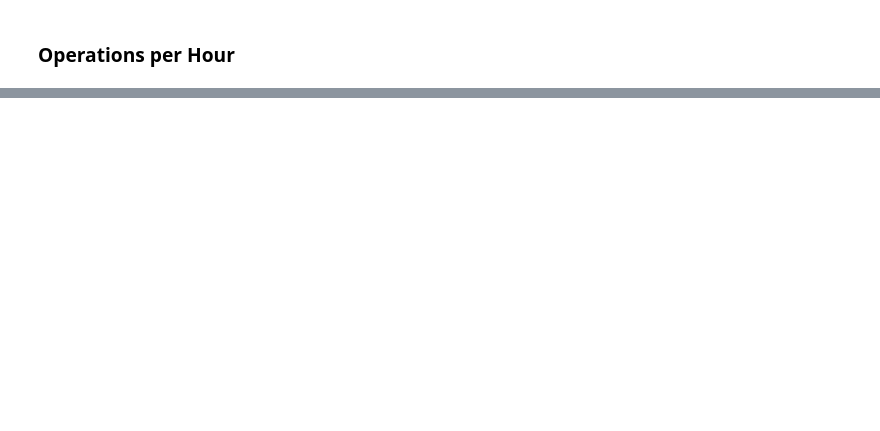
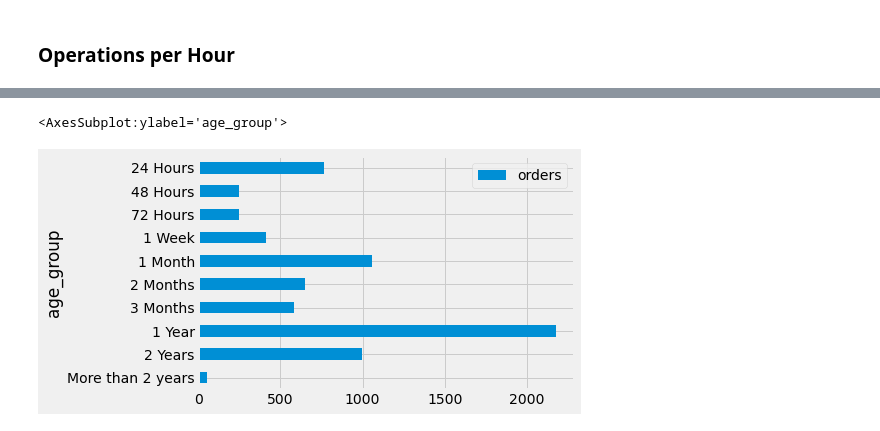
Before and after one commit to wdsrx/data_exploration, a Jupyter notebook: Operations.ipynb, the cells around one changed output, grey strips where cells are left out. Drawn from its saved outputs; the diff is of its cells as text; code cells hidden in the pictures; blank space fills up the shorter version.

```diff
--- a/Operations.ipynb
+++ b/Operations.ipynb
@@ -362,0 +579,4 @@ plt.show()
+# %%
+df_02['age_order_days'] = df_02['age_order'].dt.components['days']
+df_02['age_order_hours'] = df_02['age_order'].dt.components['hours']
+df_02
@@ -362,0 +597,9 @@ plt.show()
+# %%
+bins =[-1,1,2,3,7,30,60, 90,365, 730,10000]
+bin_names = ['24 Hours', '48 Hours', '72 Hours', '1 Week', '1 Month', '2 Months', '3 Months', '1 Year', '2 Years', 'More than 2 years']
+
+df_02['age_group'] = pd.cut(df_02['age_order_days'], bins, labels=bin_names)
+# %%
+df_02_grouped = df_02.groupby(['age_group'])[['project']].count()
+# %%
+df_02_grouped = df_02_grouped.rename(columns={'project': 'orders'})
@@ -362,0 +640,6 @@ plt.show()
+# %%
+df_02_grouped = df_02_grouped.iloc[::-1]
+df_02_grouped.plot.barh()
+# %% [output]
+<AxesSubplot:ylabel='age_group'>
+[figure, added]
```
Also changed, not shown: parts of 51 cells of this notebook, 9 other files.
